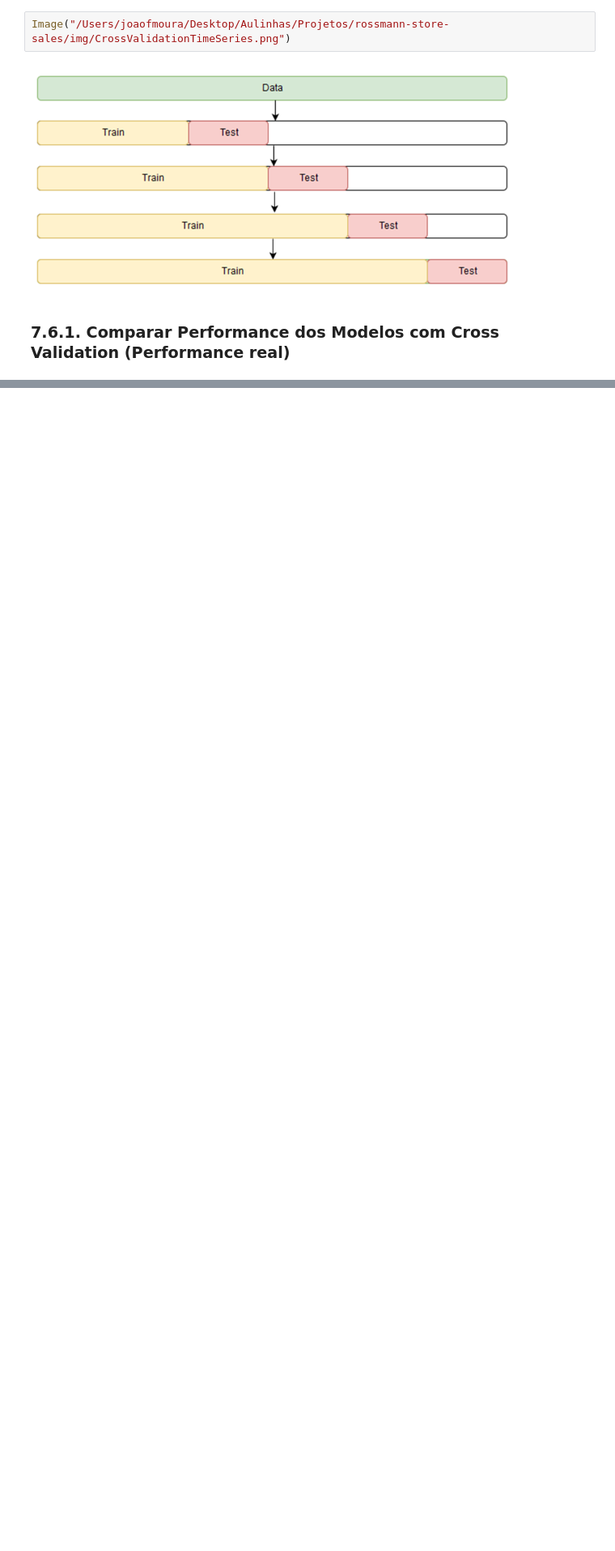
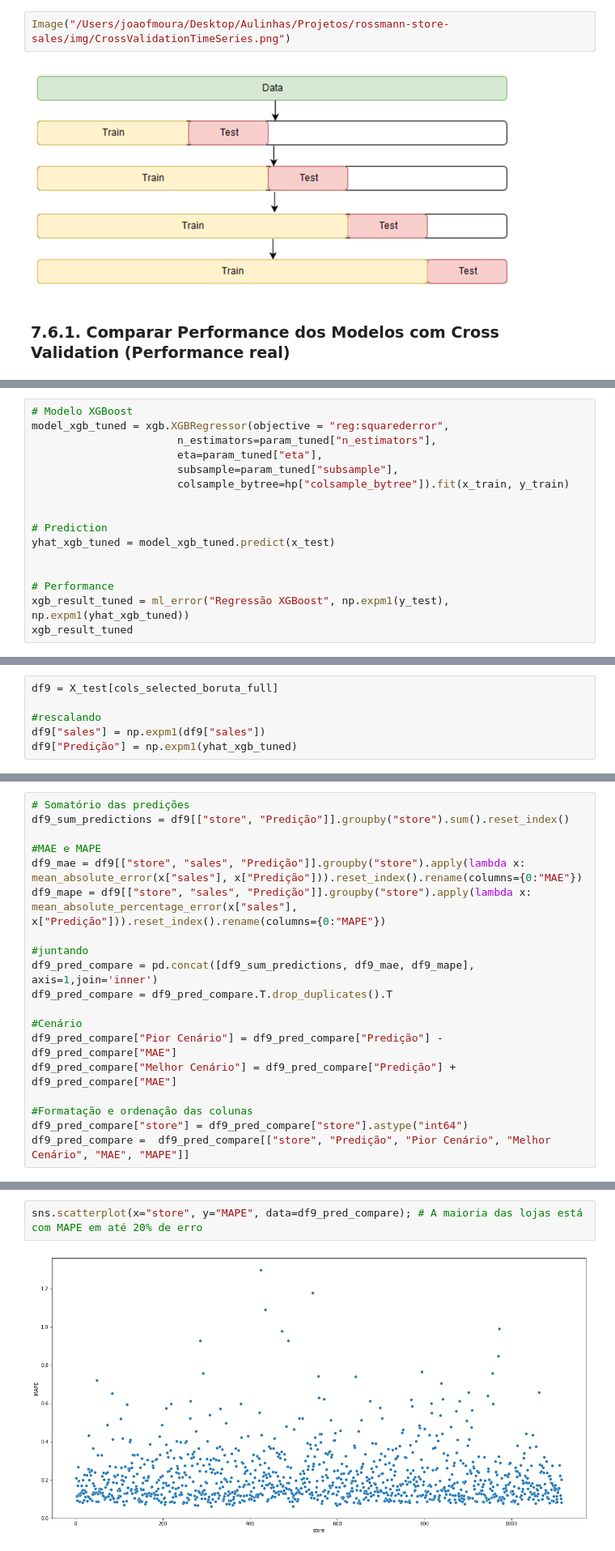
Before and after one commit to joaocortezi/Rossman, a Jupyter notebook: Data.ipynb, the cells around one changed output, grey strips where cells are left out. Shown at 81% size. Saved outputs shown, nothing was run; the diff lists cells and outputs as text; blank space fills up the shorter version.

Commit message:
Machine Learning Model

```diff
--- a/Data.ipynb
+++ b/Data.ipynb
@@ -1313,0 +1365,16 @@ modelling_result_cv.sort_values("RMSE Cross-Validation")
+# %%
+# Modelo XGBoost
+model_xgb_tuned = xgb.XGBRegressor(objective = "reg:squarederror",
+                       n_estimators=param_tuned["n_estimators"],
+                       eta=param_tuned["eta"],
+                       subsample=param_tuned["subsample"],
+                       colsample_bytree=hp["colsample_bytree"]).fit(x_train, y_train)
+
+
+# Prediction
+yhat_xgb_tuned = model_xgb_tuned.predict(x_test)
+
+
+# Performance
+xgb_result_tuned = ml_error("Regressão XGBoost", np.expm1(y_test), np.expm1(yhat_xgb_tuned))
+xgb_result_tuned
@@ -1313,0 +1386,6 @@ modelling_result_cv.sort_values("RMSE Cross-Validation")
+# %%
+df9 = X_test[cols_selected_boruta_full]
+
+#rescalando
+df9["sales"] = np.expm1(df9["sales"])
+df9["Predição"] = np.expm1(yhat_xgb_tuned)
@@ -1313,0 +1394,19 @@ modelling_result_cv.sort_values("RMSE Cross-Validation")
+# %%
+# Somatório das predições
+df9_sum_predictions = df9[["store", "Predição"]].groupby("store").sum().reset_index()
+
+#MAE e MAPE
+df9_mae = df9[["store", "sales", "Predição"]].groupby("store").apply(lambda x: mean_absolute_error(x["sales"], x["Predição"])).reset_index().rename(columns={0:"MAE"})
+df9_mape = df9[["store", "sales", "Predição"]].groupby("store").apply(lambda x: mean_absolute_percentage_error(x["sales"], x["Predição"])).reset_index().rename(columns={0:"MAPE"})
+
+#juntando
+df9_pred_compare = pd.concat([df9_sum_predictions, df9_mae, df9_mape], axis=1,join='inner')
+df9_pred_compare = df9_pred_compare.T.drop_duplicates().T
+
+#Cenário
+df9_pred_compare["Pior Cenário"] = df9_pred_compare["Predição"] - df9_pred_compare["MAE"]
+df9_pred_compare["Melhor Cenário"] = df9_pred_compare["Predição"] + df9_pred_compare["MAE"]
+
+#Formatação e ordenação das colunas
+df9_pred_compare["store"] = df9_pred_compare["store"].astype("int64")
+df9_pred_compare =  df9_pred_compare[["store", "Predição", "Pior Cenário", "Melhor Cenário", "MAE", "MAPE"]]
@@ -1313,0 +1422,4 @@ modelling_result_cv.sort_values("RMSE Cross-Validation")
+# %%
+sns.scatterplot(x="store", y="MAPE", data=df9_pred_compare); # A maioria das lojas está com MAPE em até 20% de erro
+# %% [output]
+[figure, added]
```
Also changed, not shown: parts of 16 cells of this notebook, 1 other file.
